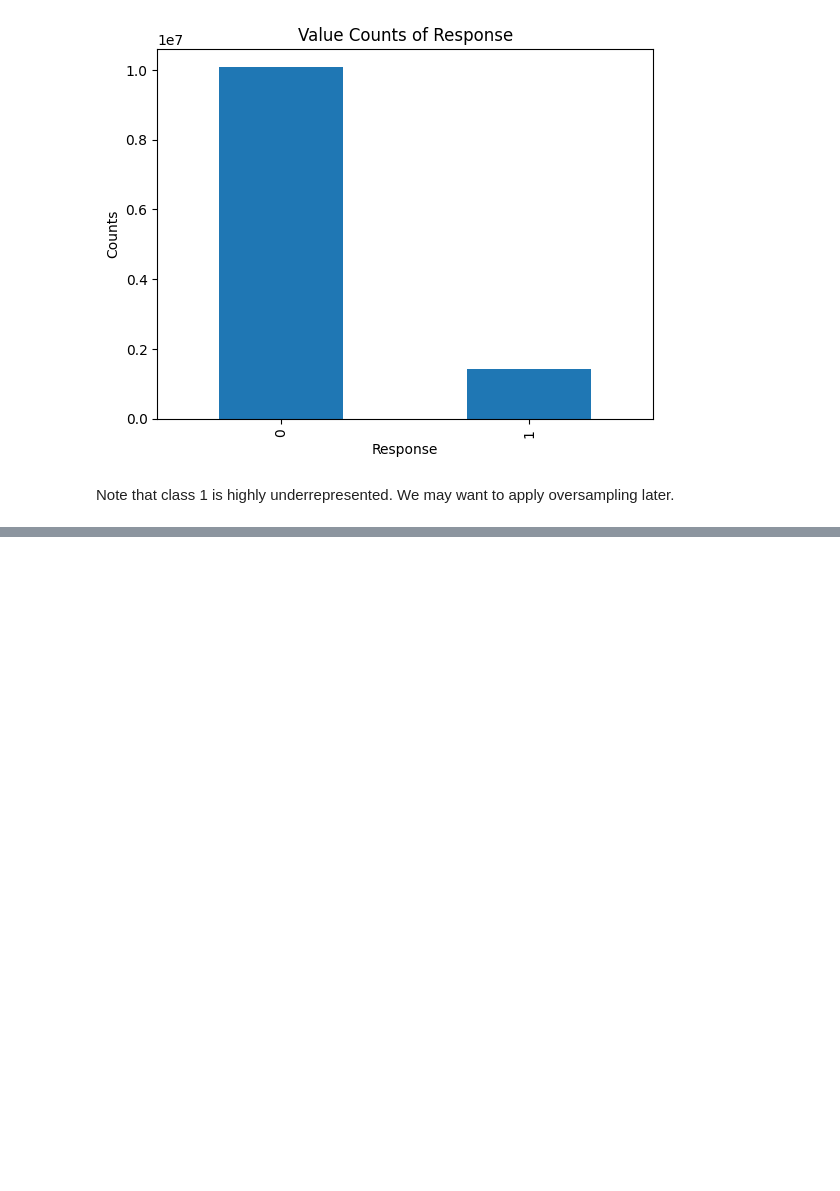
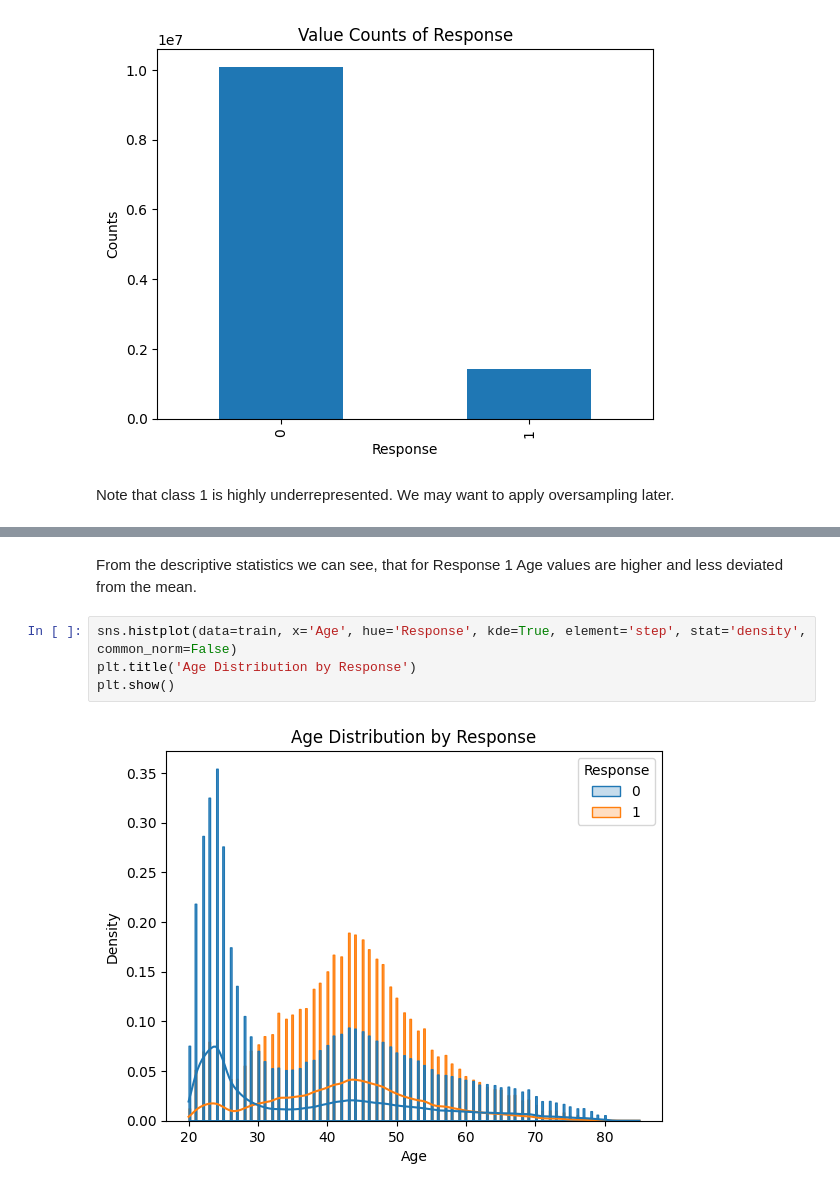
Before and after one commit to i-osipchyk/insurance-cross-selling, a Jupyter notebook: main.ipynb, the cells around one changed output, grey strips where cells are left out. Cells and saved outputs as stored; diff of their text form; blank space fills up the shorter version.

```diff
--- a/main.ipynb
+++ b/main.ipynb
@@ -210,0 +272,8 @@ Note that class 1 is highly underrepresented. We may want to apply oversampling
+# %% [markdown]
+From the descriptive statistics we can see, that for Response 1 Age values are higher and less deviated from the mean.
+# %%
+sns.histplot(data=train, x='Age', hue='Response', kde=True, element='step', stat='density', common_norm=False)
+plt.title('Age Distribution by Response')
+plt.show()
+# %% [output]
+[figure, added]
```
Also changed, not shown: parts of 63 cells of this notebook.
